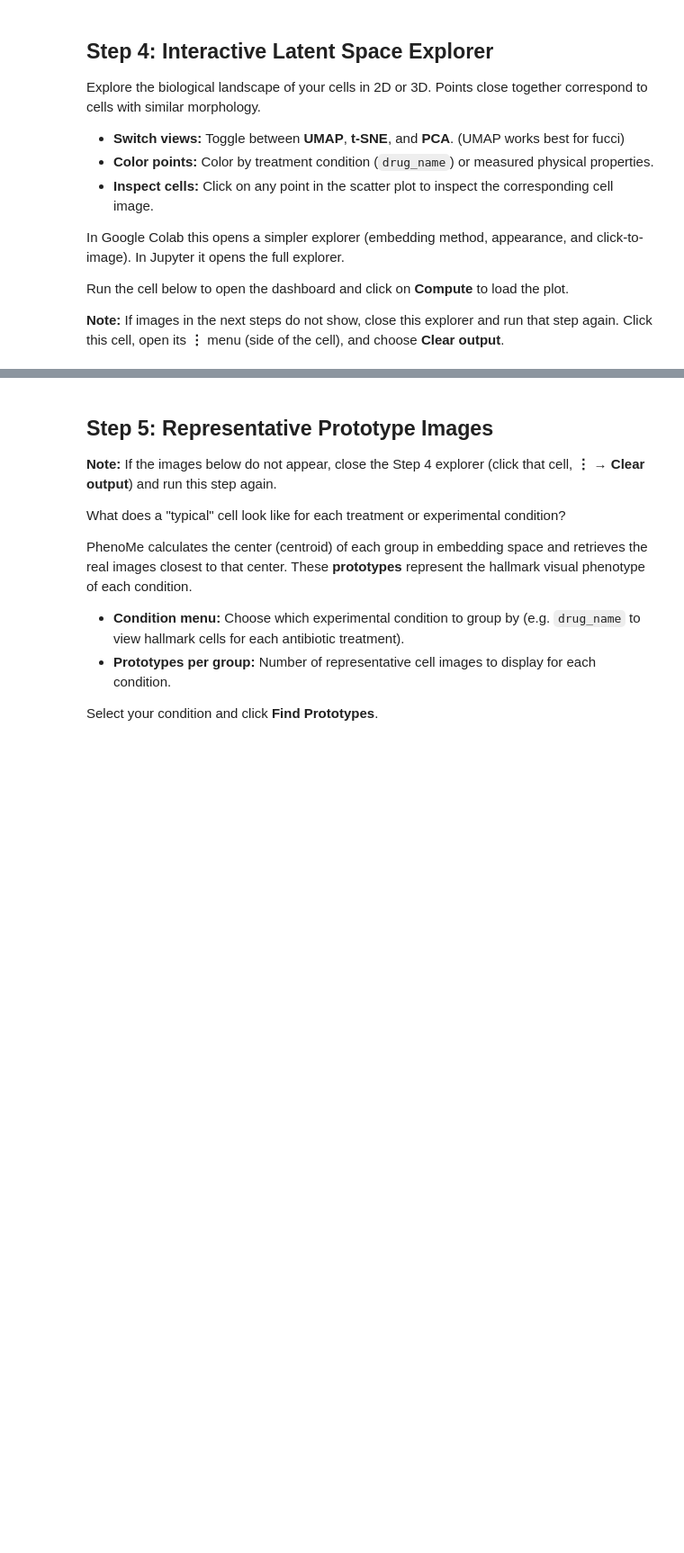
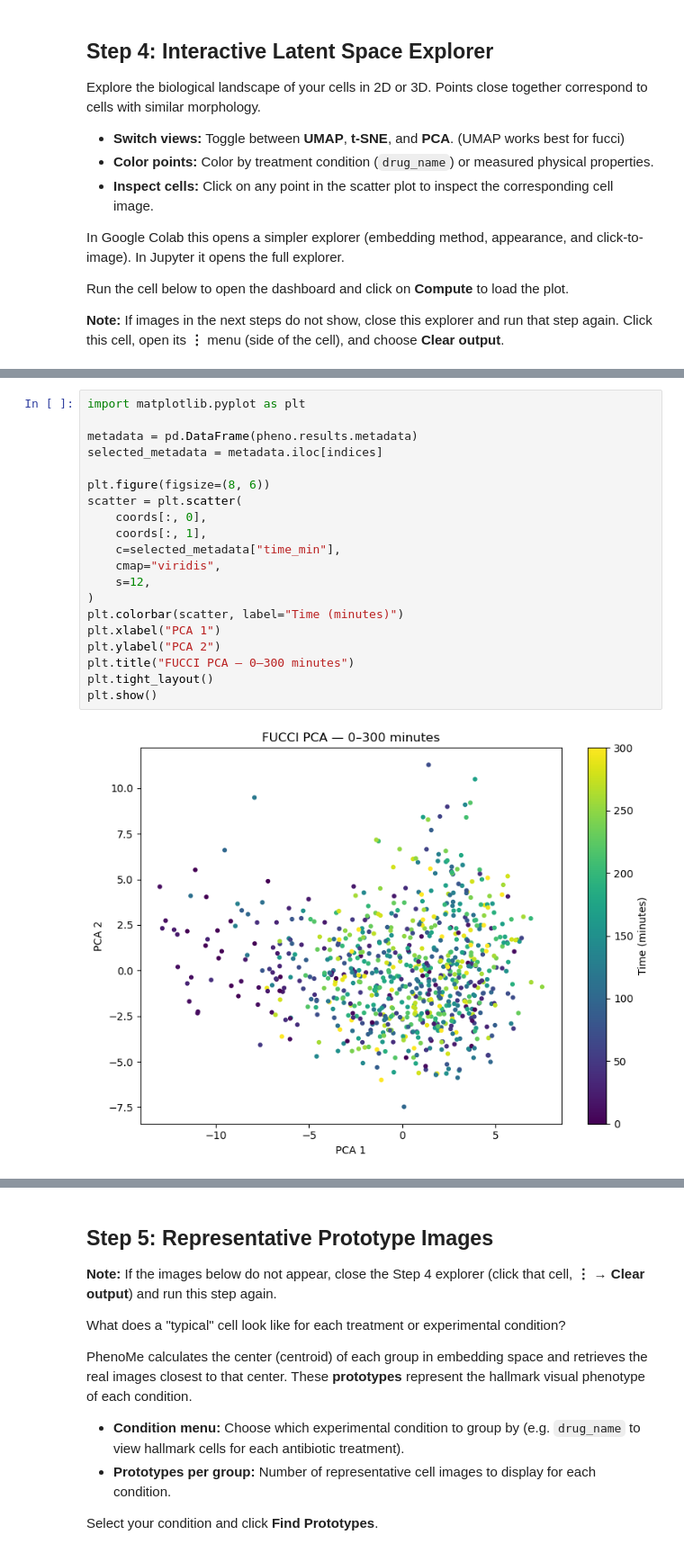
Before and after one commit to JulieKieffer/ML_PhenoMe, a Jupyter notebook: Notebooks/tutorials/01_interactive_quickstart_fucci.ipynb, the cells around one changed output, grey strips where cells are left out. Shown at 90% size. Cells and saved outputs as stored; diff of their text form; blank space fills up the shorter version.

Commit message:
testing the results with the full dataset

```diff
--- a/Notebooks/tutorials/01_interactive_quickstart_fucci.ipynb
+++ b/Notebooks/tutorials/01_interactive_quickstart_fucci.ipynb
@@ -747,0 +808,22 @@ Run the cell below to open the dashboard and click on **Compute** to load the pl
+# %%
+import matplotlib.pyplot as plt
+
+metadata = pd.DataFrame(pheno.results.metadata)
+selected_metadata = metadata.iloc[indices]
+
+plt.figure(figsize=(8, 6))
+scatter = plt.scatter(
+    coords[:, 0],
+    coords[:, 1],
+    c=selected_metadata["time_min"],
+    cmap="viridis",
+    s=12,
+)
+plt.colorbar(scatter, label="Time (minutes)")
+plt.xlabel("PCA 1")
+plt.ylabel("PCA 2")
+plt.title("FUCCI PCA — 0–300 minutes")
+plt.tight_layout()
+plt.show()
+# %% [output]
+[figure, added]
```
Also changed, not shown: parts of 14 cells of this notebook, 4 other files.
